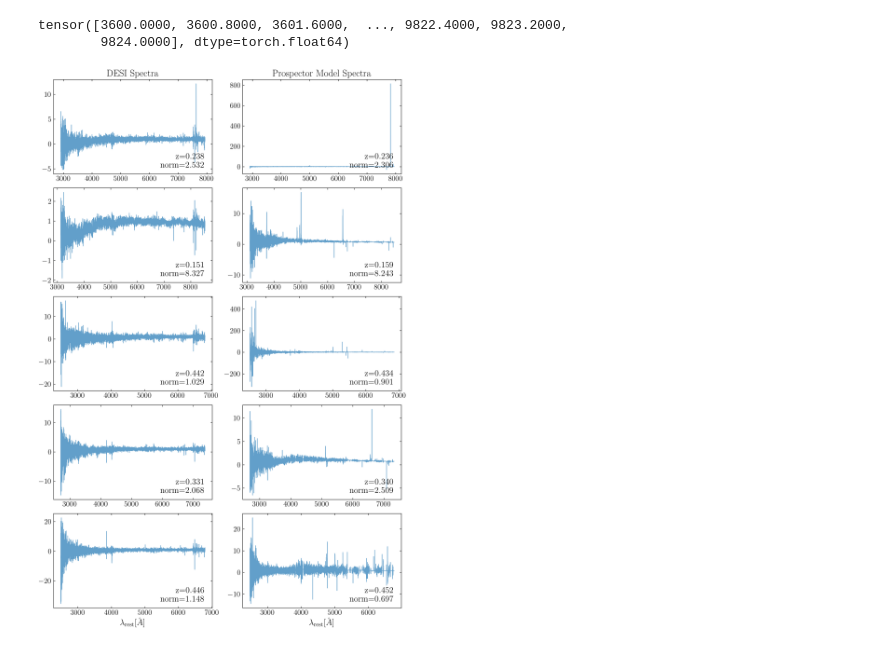
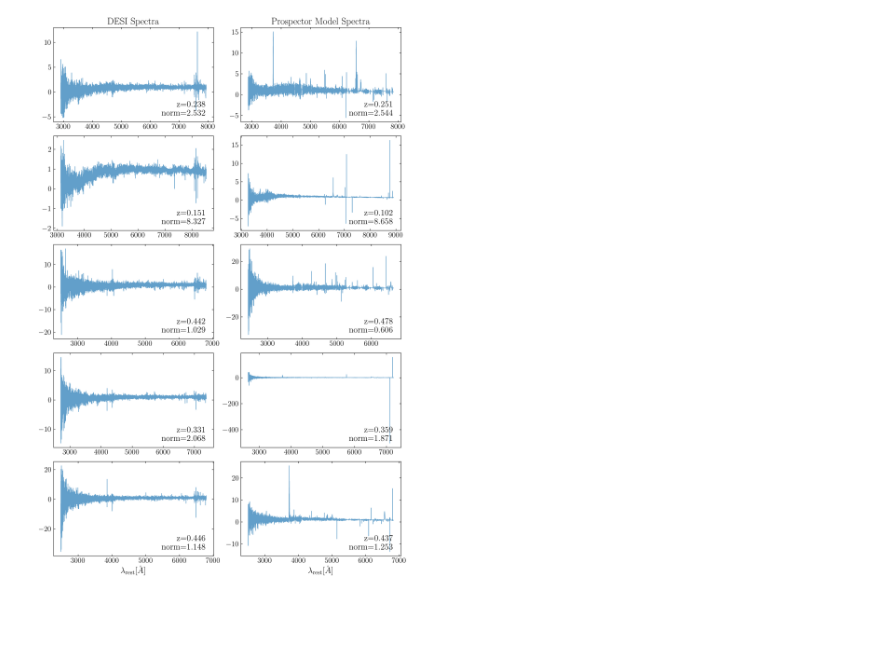
Before and after one commit to galactic-ai/hubersed, a Jupyter notebook: bin/spender/noise/compare_noise_with_desi.ipynb, the cells around one changed output. Cells and saved outputs as stored; diff of their text form; code cells hidden in the pictures; blank space fills up the shorter version.

Commit message:
compare with new prospector model spectra

```diff
--- a/bin/spender/noise/compare_noise_with_desi.ipynb
+++ b/bin/spender/noise/compare_noise_with_desi.ipynb
@@ -12,13 +13,8 @@ RESULTS_PATH = PATHS['RESULTS']
 # %%
 inst = desi.DESI()
 wave_obs = inst.wave_obs
-# %%
-wave_obs
-# %% [output]
-tensor([3600.0000, 3600.8000, 3601.6000,  ..., 9822.4000, 9823.2000,
-        9824.0000], dtype=torch.float64)
 # %%
-save_path = DATA_PATH / f'DESIprospector1024_{45}.pkl'
+save_path = DATA_PATH / f'DESIprospector1024_24.pkl'
 
 with open(save_path, 'rb') as f:
     spec, w, z, target_id,  norm, zerr = pickle.load(f)
@@ -36,37 +32,40 @@ for i in range(5):
     desi_norm_i = desi_norm[i]
 
     # mask a model sed within z to 0.01 of prospector z and norm of 0.5
-    mask = (z > desi_z_i - 0.01) & (z < desi_z_i + 0.01) & (norm > desi_norm_i - 0.5) & (norm < desi_norm_i + 0.5)
+    mask = (z > desi_z_i - 0.05) & (z < desi_z_i + 0.05) & (norm > desi_norm_i - 0.5) & (norm < desi_norm_i + 0.5)
+    # assert that there is only one model sed that matches this criteria
+    assert torch.sum(mask) >= 1, f'Expected 1 model sed for desi z={desi_z_i:.3f} and norm={desi_norm_i:.3f}, found {torch.sum(mask)}'
+
     model_spec_i = spec[mask][0]
     model_w_i = w[mask][0]
     model_z_i = z[mask][0]
     model_norm_i = norm[mask][0]
 
     # even desi spectrum to rest frame
     wave_rest_desi = wave_obs / (1 + desi_z_i)
     ax[2*i].plot(wave_rest_desi, desi_spec_i, label='DESI', alpha=0.7)
     # text at bottom right with z and norm
     ax[2*i].text(0.95, 0.05, f'z={desi_z_i:.3f}\nnorm={desi_norm_i:.3f}', transform=ax[2*i].transAxes,
                  verticalalignment='bottom', horizontalalignment='right', fontsize=16)
 
     # even model spectrum to rest frame
     wave_rest_model = wave_obs[:-1] / (1 + model_z_i)
     ax[2*i + 1].plot(wave_rest_model, model_spec_i, label='Prospector', alpha=0.7)
     # text at bottom right with z and norm
     ax[2*i + 1].text(0.95, 0.05, f'z={model_z_i:.3f}\nnorm={model_norm_i:.3f}', transform=ax[2*i + 1].transAxes,
                      verticalalignment='bottom', horizontalalignment='right', fontsize=16)
 
 ax[0].set_title('DESI Spectra', fontsize=18)
 ax[1].set_title('Prospector Model Spectra', fontsize=18)
 
 ax[-1].set_xlabel(r'$\lambda_{\rm {rest}} [\AA]$', fontsize=16)
 ax[-2].set_xlabel(r'$\lambda_{\rm {rest}} [\AA]$', fontsize=16)
 
 # tick size
 for a in ax:
     a.tick_params(axis='both', which='major', labelsize=14)
 
 fig.tight_layout()
 fig.savefig(RESULTS_PATH / 'desi_vs_prospector_spectra.pdf', dpi=300)
 # %% [output]
-[figure, old version]
+[figure, new version]
```
Also changed, not shown: parts of 2 cells of this notebook.
